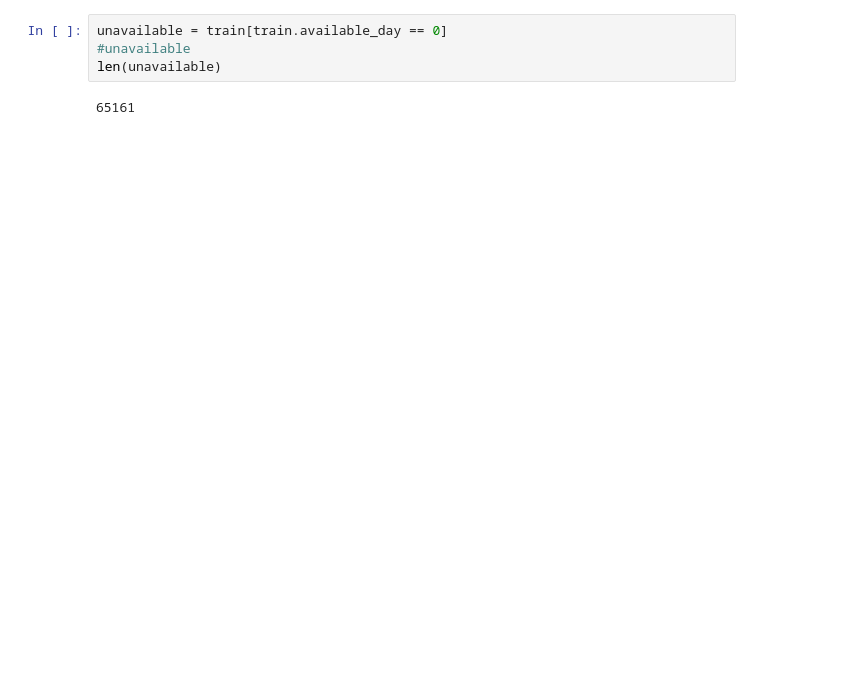
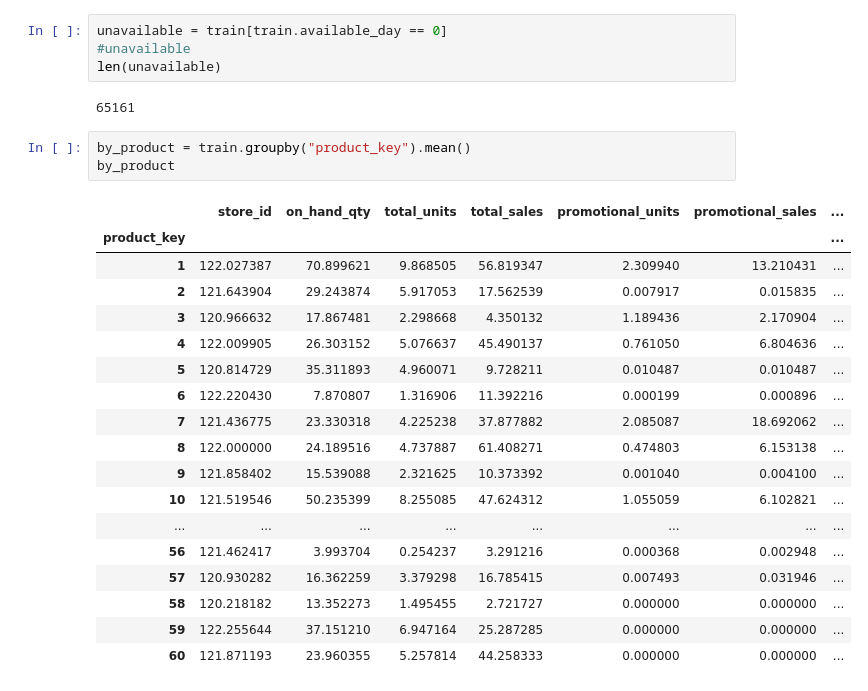
Before and after one commit to cdepeuter/cdsshackathon2016, a Jupyter notebook: roam.ipynb, the cells around one changed output. Drawn from its saved outputs; the diff is of its cells as text; blank space fills up the shorter version.

```diff
--- a/roam.ipynb
+++ b/roam.ipynb
@@ -73,3 +81,25 @@ unavailable = train[train.available_day == 0]
 len(unavailable)
 # %% [output]
 65161
+# %%
+by_product = train.groupby("product_key").mean()
+by_product
+# %% [output]
+|  | store_id | on_hand_qty | total_units | total_sales | promotional_units | promotional_sales | ... |
+| product_key |  |  |  |  |  |  | ... |
+| 1 | 122.027387 | 70.899621 | 9.868505 | 56.819347 | 2.309940 | 13.210431 | ... |
+| 2 | 121.643904 | 29.243874 | 5.917053 | 17.562539 | 0.007917 | 0.015835 | ... |
+| 3 | 120.966632 | 17.867481 | 2.298668 | 4.350132 | 1.189436 | 2.170904 | ... |
+| 4 | 122.009905 | 26.303152 | 5.076637 | 45.490137 | 0.761050 | 6.804636 | ... |
+| 5 | 120.814729 | 35.311893 | 4.960071 | 9.728211 | 0.010487 | 0.010487 | ... |
+| 6 | 122.220430 | 7.870807 | 1.316906 | 11.392216 | 0.000199 | 0.000896 | ... |
+| 7 | 121.436775 | 23.330318 | 4.225238 | 37.877882 | 2.085087 | 18.692062 | ... |
+| 8 | 122.000000 | 24.189516 | 4.737887 | 61.408271 | 0.474803 | 6.153138 | ... |
+| 9 | 121.858402 | 15.539088 | 2.321625 | 10.373392 | 0.001040 | 0.004100 | ... |
+| 10 | 121.519546 | 50.235399 | 8.255085 | 47.624312 | 1.055059 | 6.102821 | ... |
+| ... | ... | ... | ... | ... | ... | ... | ... |
+| 56 | 121.462417 | 3.993704 | 0.254237 | 3.291216 | 0.000368 | 0.002948 | ... |
+| 57 | 120.930282 | 16.362259 | 3.379298 | 16.785415 | 0.007493 | 0.031946 | ... |
+| 58 | 120.218182 | 13.352273 | 1.495455 | 2.721727 | 0.000000 | 0.000000 | ... |
+| 59 | 122.255644 | 37.151210 | 6.947164 | 25.287285 | 0.000000 | 0.000000 | ... |
+| 60 | 121.871193 | 23.960355 | 5.257814 | 44.258333 | 0.000000 | 0.000000 | ... |
```
Also changed, not shown: parts of 17 cells of this notebook, 2 other files.
